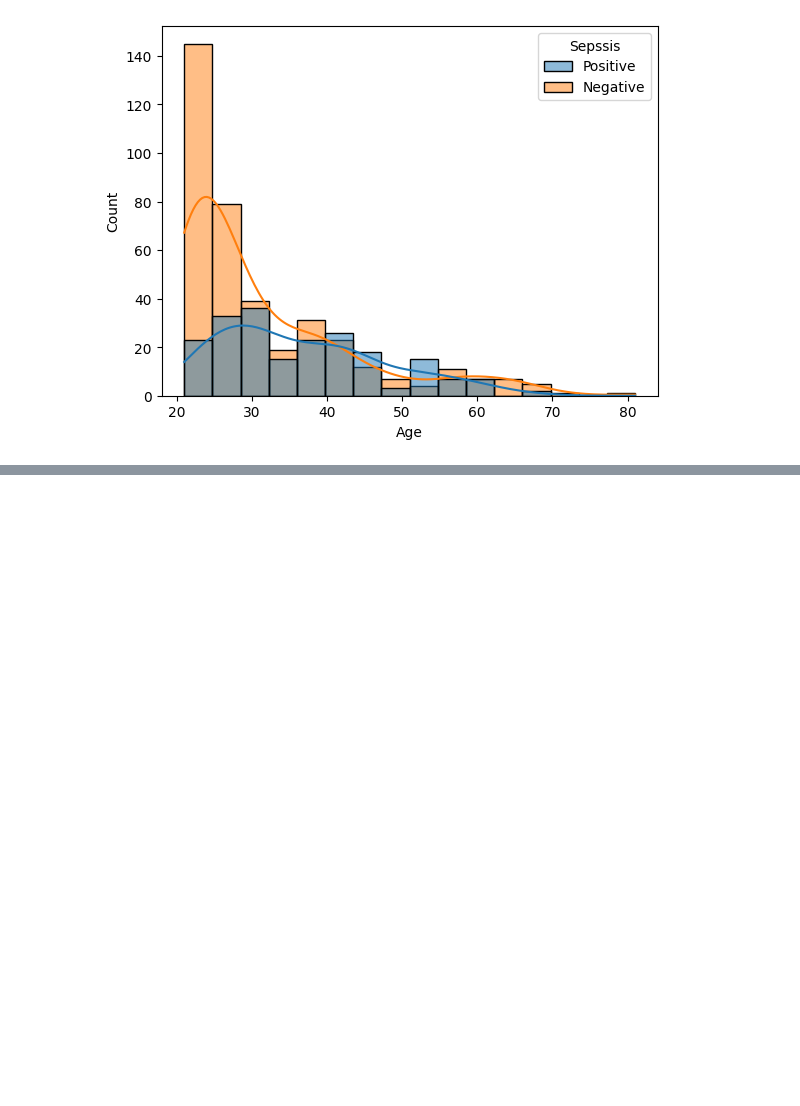
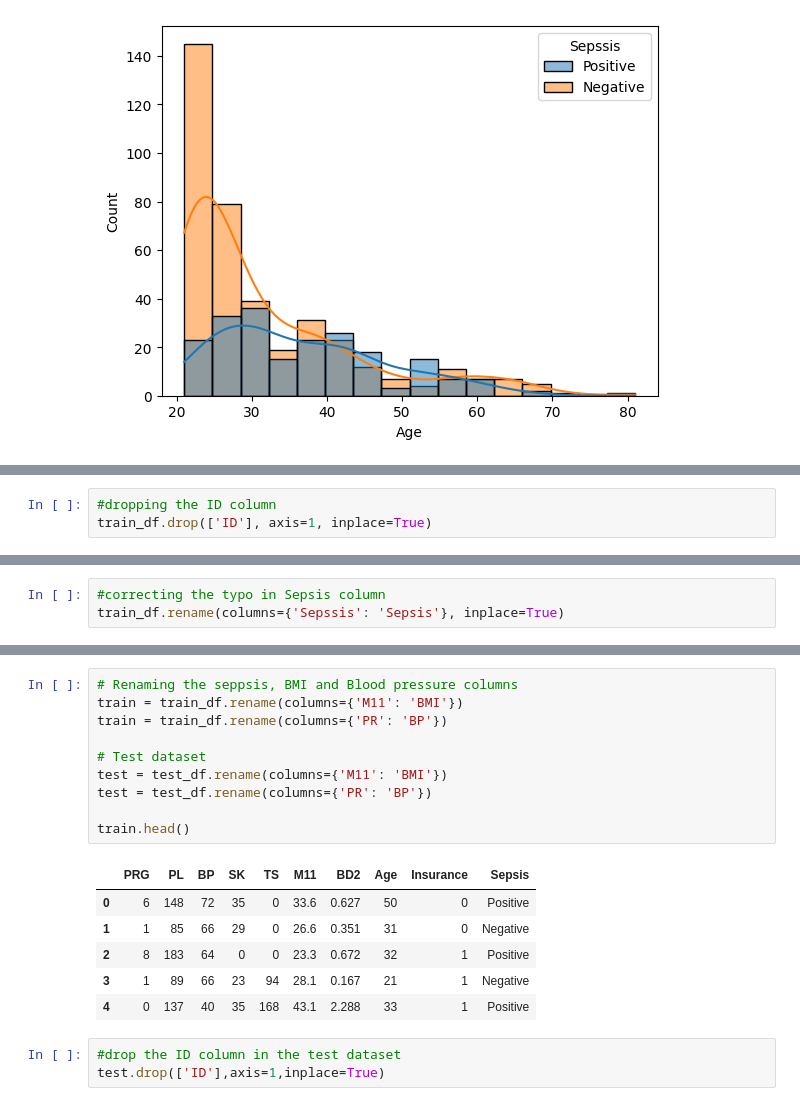
Before and after one commit to Vaniskemunto/Sepsis_Prediction_FastAPI, a Jupyter notebook: sepsis_p5.ipynb, the cells around one changed output, grey strips where cells are left out. Saved outputs shown, nothing was run; the diff lists cells and outputs as text; blank space fills up the shorter version.

```diff
--- a/sepsis_p5.ipynb
+++ b/sepsis_p5.ipynb
@@ -305,0 +318,3 @@ sns.histplot(data=train_df,x='Age',hue='Sepssis',kde=True)
+# %%
+#dropping the ID column
+train_df.drop(['ID'], axis=1, inplace=True)
@@ -305,0 +327,3 @@ sns.histplot(data=train_df,x='Age',hue='Sepssis',kde=True)
+# %%
+#correcting the typo in Sepsis column
+train_df.rename(columns={'Sepssis': 'Sepsis'}, inplace=True)
@@ -305,0 +369,20 @@ sns.histplot(data=train_df,x='Age',hue='Sepssis',kde=True)
+# %%
+# Renaming the seppsis, BMI and Blood pressure columns
+train = train_df.rename(columns={'M11': 'BMI'})
+train = train_df.rename(columns={'PR': 'BP'})
+
+# Test dataset
+test = test_df.rename(columns={'M11': 'BMI'})
+test = test_df.rename(columns={'PR': 'BP'})
+
+train.head()
+# %% [output]
+|  | PRG | PL | BP | SK | TS | M11 | BD2 | Age | Insurance | Sepsis |
+| 0 | 6 | 148 | 72 | 35 | 0 | 33.6 | 0.627 | 50 | 0 | Positive |
+| 1 | 1 | 85 | 66 | 29 | 0 | 26.6 | 0.351 | 31 | 0 | Negative |
+| 2 | 8 | 183 | 64 | 0 | 0 | 23.3 | 0.672 | 32 | 1 | Positive |
+| 3 | 1 | 89 | 66 | 23 | 94 | 28.1 | 0.167 | 21 | 1 | Negative |
+| 4 | 0 | 137 | 40 | 35 | 168 | 43.1 | 2.288 | 33 | 1 | Positive |
+# %%
+#drop the ID column in the test dataset
+test.drop(['ID'],axis=1,inplace=True)
```
Also changed, not shown: parts of 41 cells of this notebook, 2 other files.
